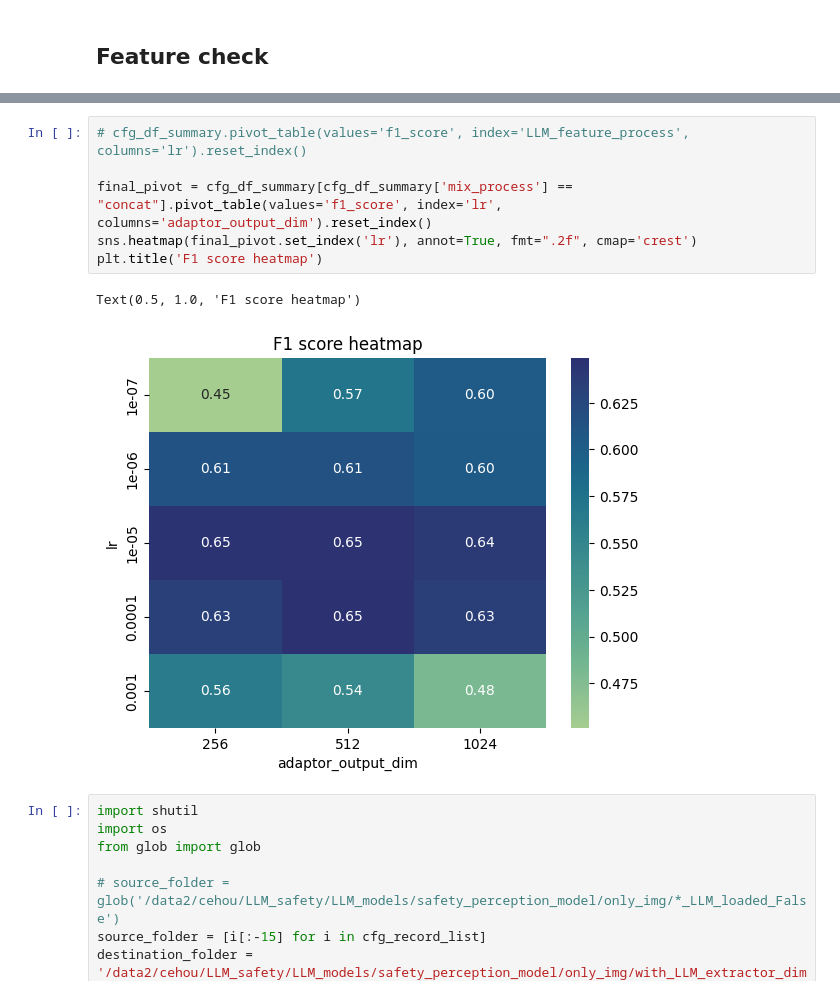
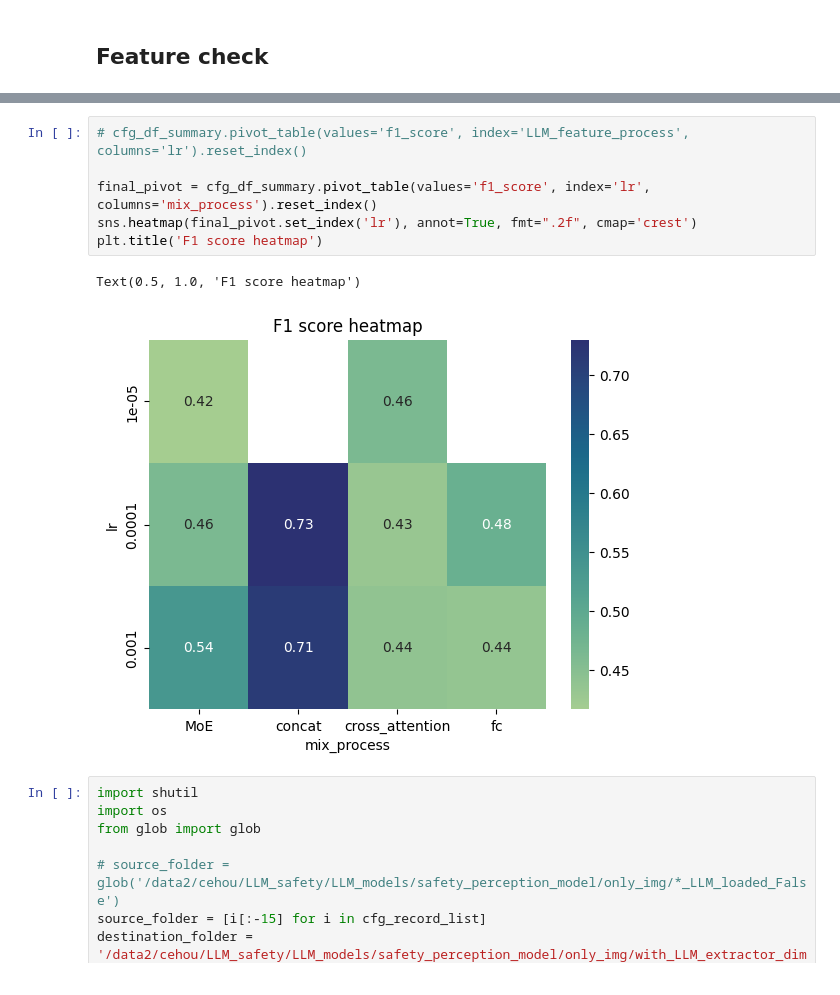
Before and after one commit to CeHouGIS/Safety_Perception_HK, a Jupyter notebook: safety_perception_model/single_model/feature_check.ipynb, the cells around one changed output, grey strips where cells are left out. Cells and saved outputs as stored; diff of their text form.

```diff
--- a/safety_perception_model/single_model/feature_check.ipynb
+++ b/safety_perception_model/single_model/feature_check.ipynb
@@ -66,12 +67,12 @@ plt.show()
 # %%
 # cfg_df_summary.pivot_table(values='f1_score', index='LLM_feature_process', columns='lr').reset_index()
 
-final_pivot = cfg_df_summary[cfg_df_summary['mix_process'] == "concat"].pivot_table(values='f1_score', index='lr', columns='adaptor_output_dim').reset_index()
+final_pivot = cfg_df_summary.pivot_table(values='f1_score', index='lr', columns='mix_process').reset_index()
 sns.heatmap(final_pivot.set_index('lr'), annot=True, fmt=".2f", cmap='crest')
 plt.title('F1 score heatmap')
 # %% [output]
 Text(0.5, 1.0, 'F1 score heatmap')
-[figure, old version]
+[figure, new version]
 # %%
 import shutil
 import os
```
Also changed, not shown: parts of 4 cells of this notebook, 5 other files.
